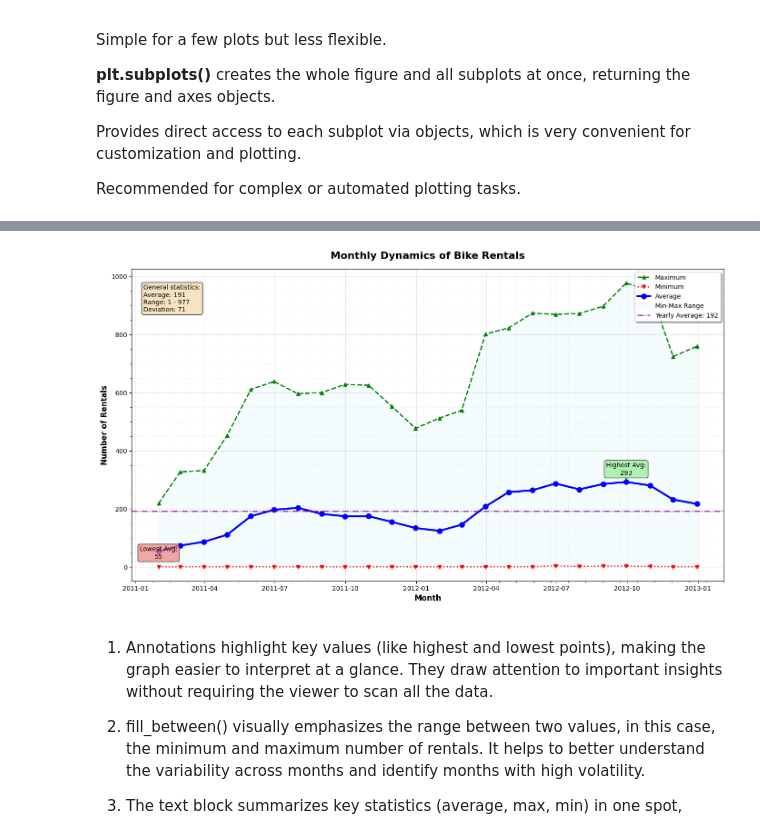
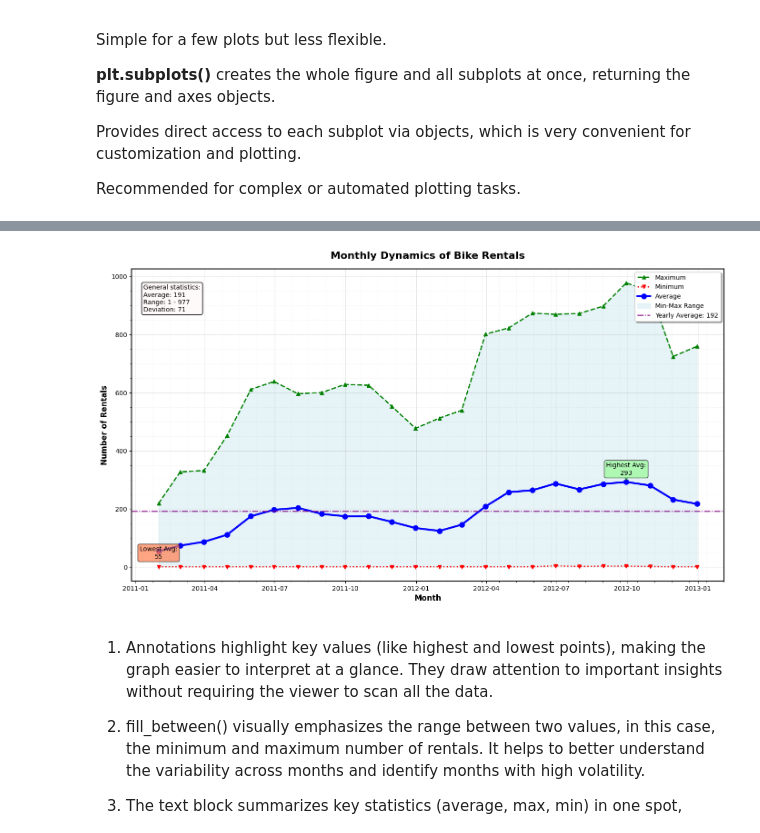
Before and after one commit to Yulia-Momotyuk/DLA-data-analysis-practice, a Jupyter notebook: Python/HW-7.2 Data visualization with Matplotlib.ipynb, the cells around one changed output, grey strips where cells are left out. Saved outputs shown, nothing was run; the diff lists cells and outputs as text; code cells hidden in the pictures.

```diff
--- a/Python/HW-7.2 Data visualization with Matplotlib.ipynb
+++ b/Python/HW-7.2 Data visualization with Matplotlib.ipynb
@@ -283,8 +285,4 @@ Recommended for complex or automated plotting tasks.
 # %%
-# Group by month: calculate mean, min, and max rentals
-monthly = df['count'].resample('ME').agg(['mean', 'min', 'max'])
-
-# Create the plot
 fig, ax = plt.subplots(figsize=(14, 8))
 
 # Plot lines for mean, min, and max
@@ -297,14 +295,9 @@ ax.plot(monthly.index, monthly['mean'], 'b-o', linewidth=3,
 
 # Fill the area between min and max
 ax.fill_between(monthly.index, monthly['min'], monthly['max'],
-                 color='#E0F7FA', alpha=0.3, label='Min-Max Range')
+                 alpha=0.3, color='lightblue', label='Min-Max Range')
 
-# Horizontal line for annual average
-yearly_avg = df['count'].mean()
-ax.axhline(y=yearly_avg, color='purple', linestyle='-.', linewidth=1.5,
-           label=f'Yearly Average: {yearly_avg:.0f}')
-
-# General statistics
+# Adding annotations for extreme values
 max_month = monthly['mean'].idxmax()
 max_value = monthly['mean'].max()
 min_month = monthly['mean'].idxmin()
@@ -314,45 +307,52 @@ ax.annotate(f'Highest Avg:\n{monthly["mean"].max():.0f}',
             xy=(max_month, monthly['mean'].max()),
             xytext=(max_month, monthly['mean'].max() + 25),
             arrowprops=dict(arrowstyle='->', color='green'),
-            bbox=dict(boxstyle="round, pad=0.3", facecolor='lightgreen', alpha=0.7),
+            bbox=dict(boxstyle="round, pad=0.3", facecolor='palegreen', alpha=0.7),
             ha='center')
 
 ax.annotate(f'Lowest Avg:\n{monthly["mean"].min():.0f}',
             xy=(min_month, monthly['mean'].min()),
             xytext=(min_month, monthly['mean'].min() - 25),
             arrowprops=dict(arrowstyle='->', color='red'),
-            bbox=dict(boxstyle="round, pad=0.3", facecolor='lightcoral', alpha=0.7),
+            bbox=dict(boxstyle="round, pad=0.3", facecolor='coral', alpha=0.7),
             ha='center')
 
 # Labels and title
 plt.title('Monthly Dynamics of Bike Rentals', fontsize=16, fontweight='bold', y=1.02)
 plt.xlabel('Month', fontsize=12, fontweight='bold')
 plt.ylabel('Number of Rentals', fontsize=12, fontweight='bold')
+
+# Rotate x labels and layout
+ax.grid(True, which='major', linestyle='-', alpha=0.3)
+ax.grid(True, which='minor', linestyle=':', alpha=0.2)
+ax.minorticks_on()
+
+# Horizontal line for annual average
+yearly_avg = df['count'].mean()
+ax.axhline(y=yearly_avg, color='purple', linestyle='-.', linewidth=1.5,
+           label=f'Yearly Average: {yearly_avg:.0f}')
 
 # Legend with shadow
 plt.legend(loc='upper right', frameon=True, shadow=True, fontsize=10)
 
 # Text block with summary statistics
 textstr = '\n'.join((
     'General statistics:',
     f'Average: {monthly["mean"].mean():.0f}',
     f'Range: {monthly["min"].min():.0f} - {monthly["max"].max():.0f}',
     f'Deviation: {monthly["mean"].std():.0f}'
 ))
+ax.text(0.02, 0.95, textstr, transform=ax.transAxes, fontsize=10,
+        verticalalignment='top', bbox=dict(boxstyle='round', facecolor='snow'))
 
-ax.text(0.02, 0.95, textstr, transform=ax.transAxes, fontsize=10,
-        verticalalignment='top',
-        bbox=dict(boxstyle='round', facecolor='wheat', alpha=0.8))
-
-# Rotate x labels and layout
-ax.grid(True, which='major', linestyle='-', alpha=0.3)
-ax.grid(True, which='minor', linestyle=':', alpha=0.2)
-ax.minorticks_on()
+# Frame settings
+for spine in ax.spines.values():
+    spine.set_linewidth(1.5)
 
 plt.tight_layout()
 plt.show()
 # %% [output]
-[figure, old version]
+[figure, new version]
 # %% [markdown]
 1. Annotations highlight key values (like highest and lowest points), making the graph easier to interpret at a glance. They draw attention to important insights without requiring the viewer to scan all the data.
 
```
Also changed, not shown: parts of 3 cells of this notebook, 2 other files.
